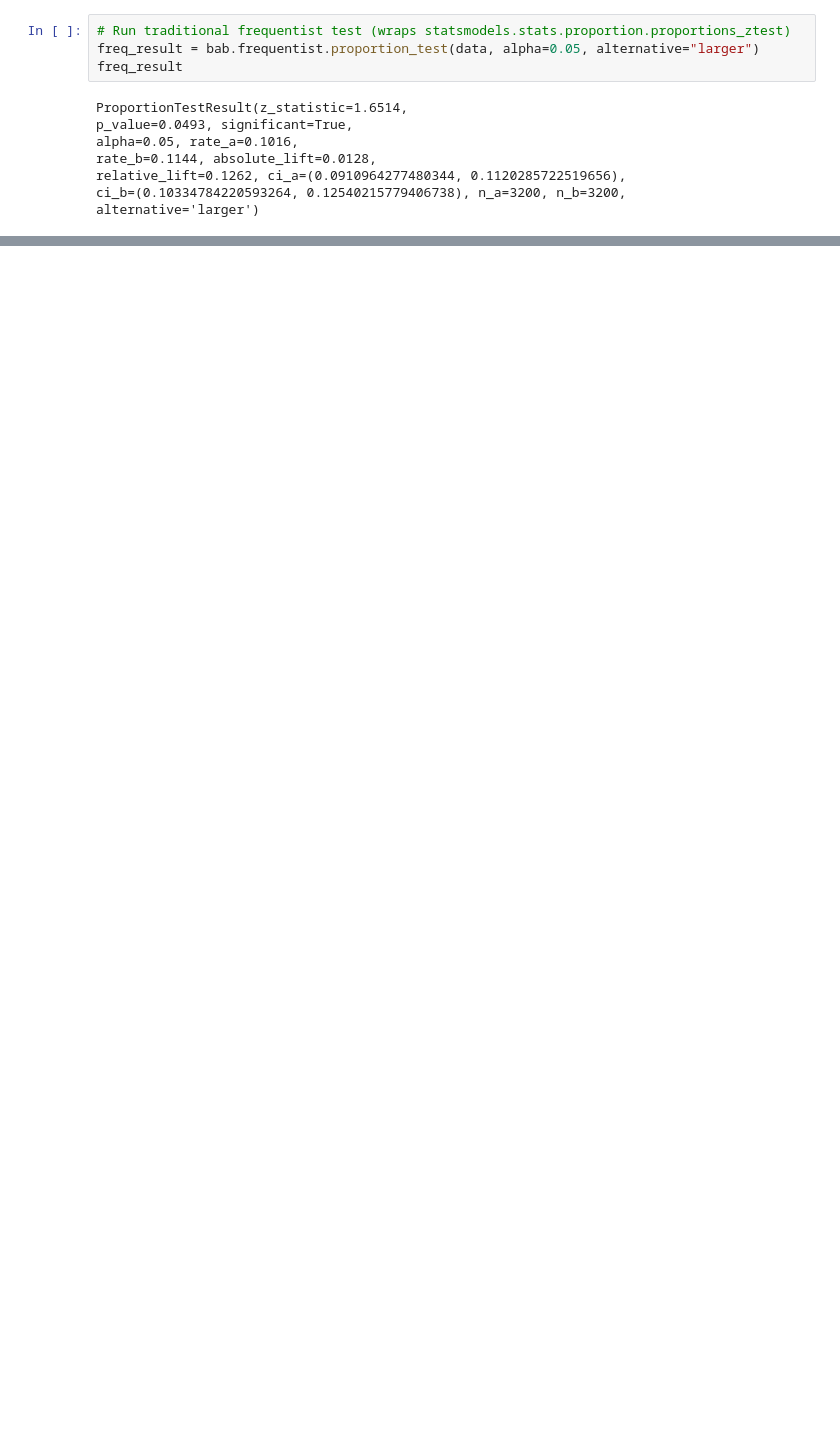
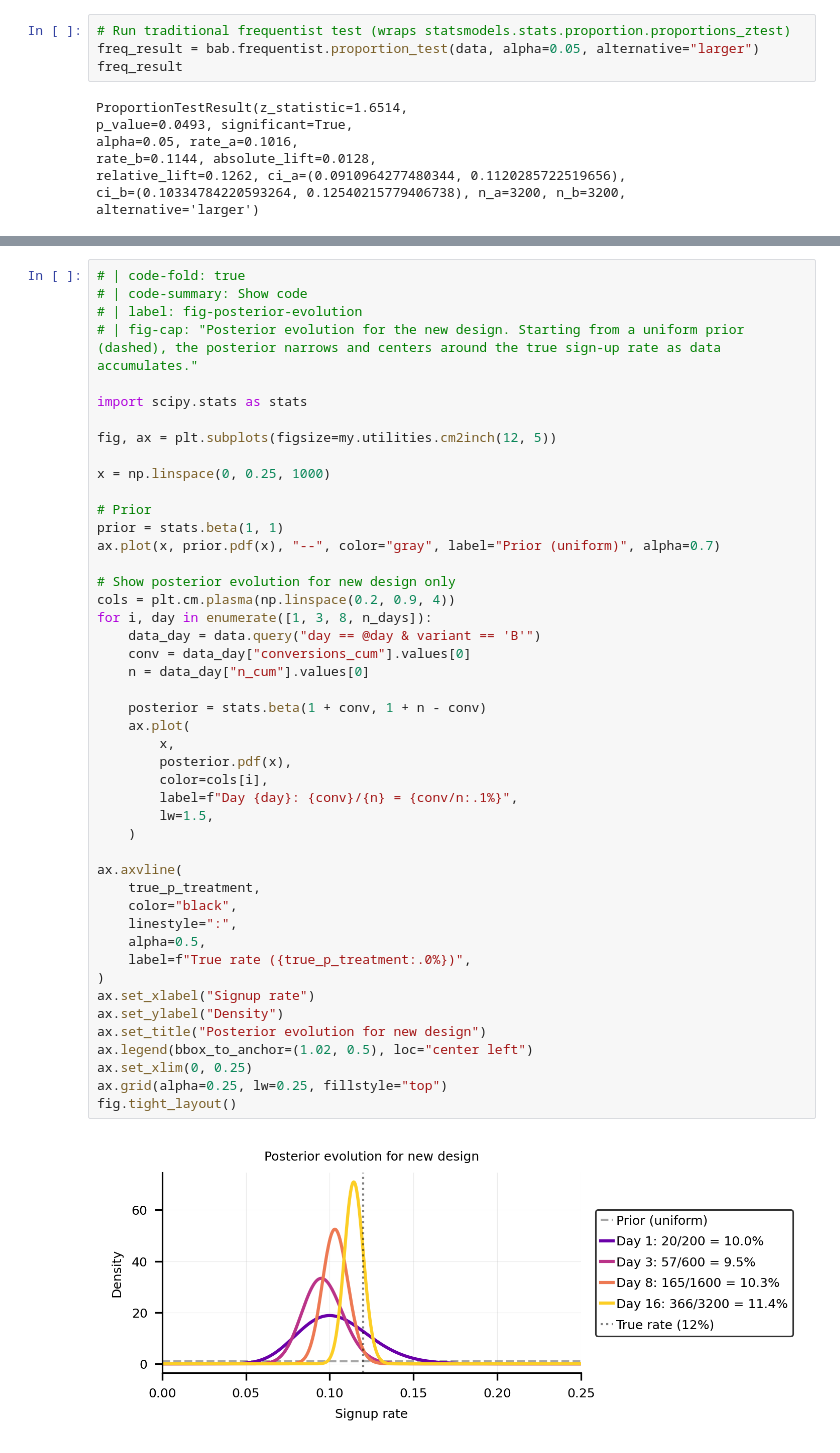
Before and after one commit to moltaire/bayesian-ab-testing, a Jupyter notebook: index.ipynb, the cells around one changed output, grey strips where cells are left out. Saved outputs shown, nothing was run; the diff lists cells and outputs as text; blank space fills up the shorter version.

```diff
--- a/index.ipynb
+++ b/index.ipynb
@@ -348,0 +245,48 @@ Now let's do the Bayesian updating procedure over the course of each day and kee
+# %%
+# | code-fold: true
+# | code-summary: Show code
+# | label: fig-posterior-evolution
+# | fig-cap: "Posterior evolution for the new design. Starting from a uniform prior (dashed), the posterior narrows and centers around the true sign-up rate as data accumulates."
+
+import scipy.stats as stats
+
+fig, ax = plt.subplots(figsize=my.utilities.cm2inch(12, 5))
+
+x = np.linspace(0, 0.25, 1000)
+
+# Prior
+prior = stats.beta(1, 1)
+ax.plot(x, prior.pdf(x), "--", color="gray", label="Prior (uniform)", alpha=0.7)
+
+# Show posterior evolution for new design only
+cols = plt.cm.plasma(np.linspace(0.2, 0.9, 4))
+for i, day in enumerate([1, 3, 8, n_days]):
+    data_day = data.query("day == @day & variant == 'B'")
+    conv = data_day["conversions_cum"].values[0]
+    n = data_day["n_cum"].values[0]
+
+    posterior = stats.beta(1 + conv, 1 + n - conv)
+    ax.plot(
+        x,
+        posterior.pdf(x),
+        color=cols[i],
+        label=f"Day {day}: {conv}/{n} = {conv/n:.1%}",
+        lw=1.5,
+    )
+
+ax.axvline(
+    true_p_treatment,
+    color="black",
+    linestyle=":",
+    alpha=0.5,
+    label=f"True rate ({true_p_treatment:.0%})",
+)
+ax.set_xlabel("Signup rate")
+ax.set_ylabel("Density")
+ax.set_title("Posterior evolution for new design")
+ax.legend(bbox_to_anchor=(1.02, 0.5), loc="center left")
+ax.set_xlim(0, 0.25)
+ax.grid(alpha=0.25, lw=0.25, fillstyle="top")
+fig.tight_layout()
+# %% [output]
+[figure, added]
```
Also changed, not shown: parts of 33 cells of this notebook, 13 other files.
